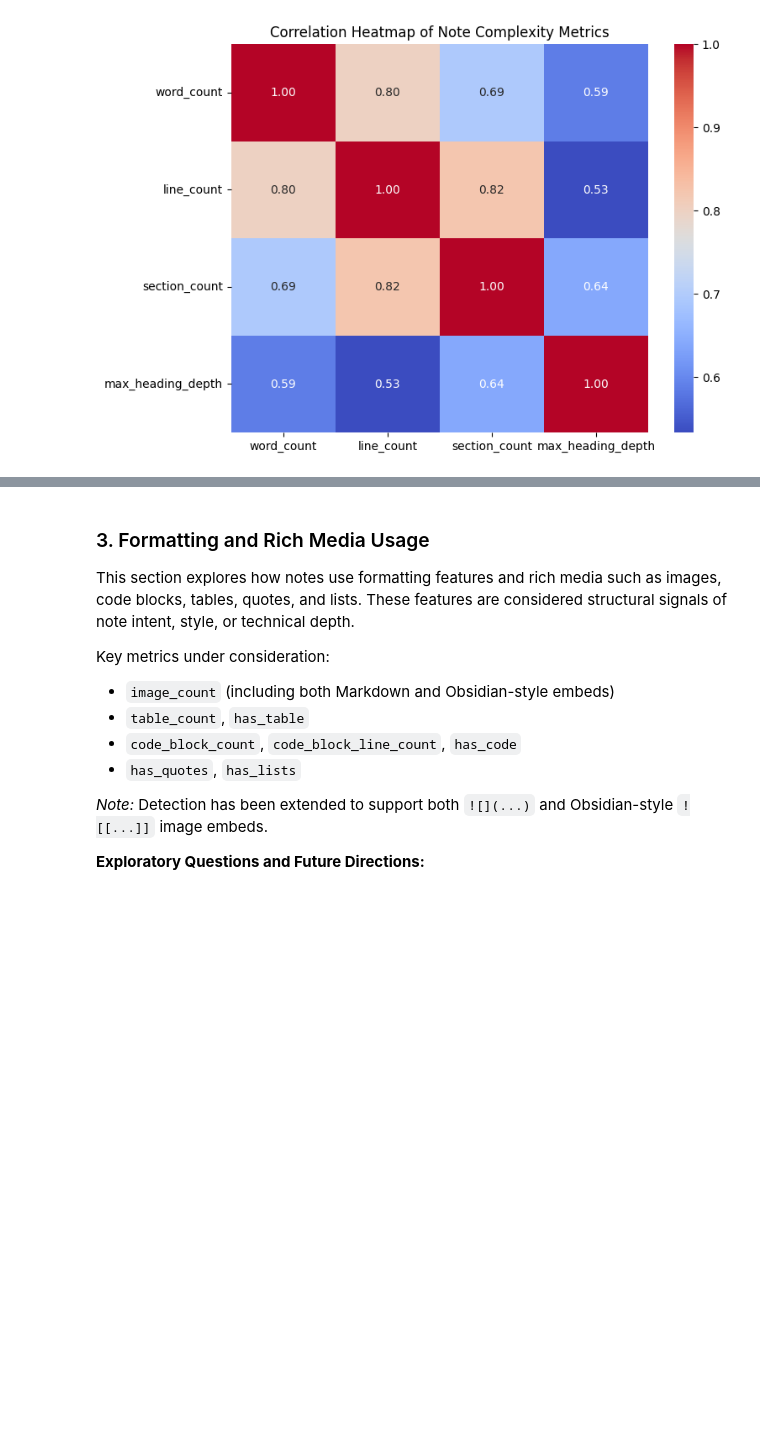
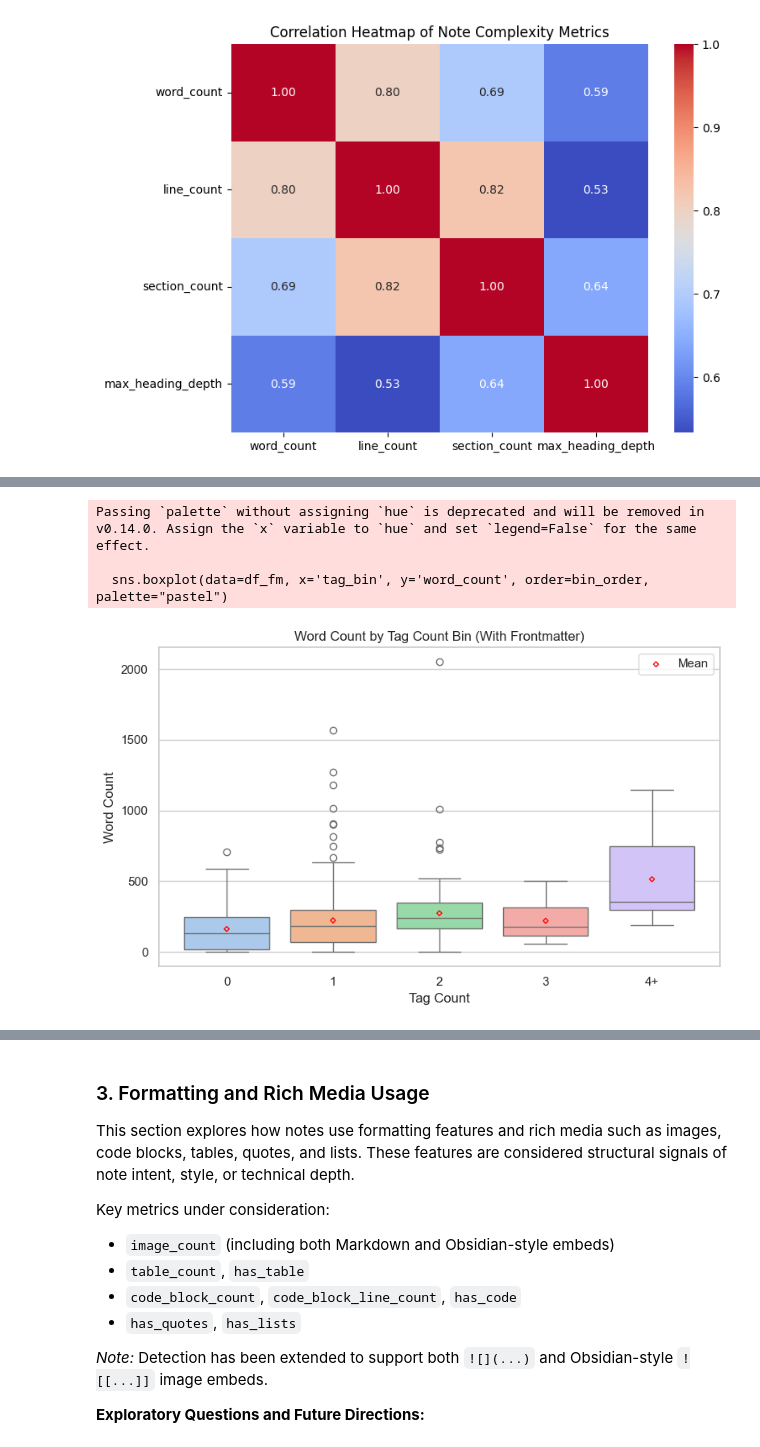
Before and after one commit to rhyslwells/Data-Archive-Graph, a Jupyter notebook: eda/1-coarse-analysis/working.ipynb, the cells around one changed output, grey strips where cells are left out. Drawn from its saved outputs; the diff is of its cells as text; code cells hidden in the pictures; blank space fills up the shorter version.

```diff
--- a/eda/1-coarse-analysis/working.ipynb
+++ b/eda/1-coarse-analysis/working.ipynb
@@ -229,0 +364,54 @@ These questions require access to tag-level details and will be explored once ta
+# %%
+# Ensure working on a copy to avoid SettingWithCopyWarning
+df_fm = df_fm.copy()
+
+# Define explicit tag bins
+def tag_bin_explicit(x):
+    if x == 0:
+        return "0"
+    elif x == 1:
+        return "1"
+    elif x == 2:
+        return "2"
+    elif x == 3:
+        return "3"
+    else:
+        return "4+"
+
+# Apply binning safely
+df_fm.loc[:, 'tag_bin'] = df_fm['tag_count'].apply(tag_bin_explicit)
+
+# Define correct plot order
+bin_order = ['0', '1', '2', '3', '4+']
+
+# Compute mean word count for each bin
+mean_word_counts = df_fm.groupby('tag_bin')['word_count'].mean().reindex(bin_order)
+
+# Plot boxplot
+plt.figure(figsize=(8, 5))
+sns.boxplot(data=df_fm, x='tag_bin', y='word_count', order=bin_order, palette="pastel")
+
+# Overlay mean values: diamond shape, hollow (no fill), red edge
+plt.scatter(
+    x=range(len(bin_order)),
+    y=mean_word_counts,
+    marker='D',
+    facecolors='none',
+    edgecolors='red',
+    s=10,
+    label='Mean',
+    zorder=10
+)
+
+# Add legend and labels
+plt.legend()
+plt.title("Word Count by Tag Count Bin (With Frontmatter)")
+plt.xlabel("Tag Count")
+plt.ylabel("Word Count")
+plt.tight_layout()
+plt.show()
+# %% [output]
+Passing `palette` without assigning `hue` is deprecated and will be removed in v0.14.0. Assign the `x` variable to `hue` and set `legend=False` for the same effect.
+
+  sns.boxplot(data=df_fm, x='tag_bin', y='word_count', order=bin_order, palette="pastel")
+[figure, added]
```
Also changed, not shown: parts of 13 cells of this notebook, 3 other files.
